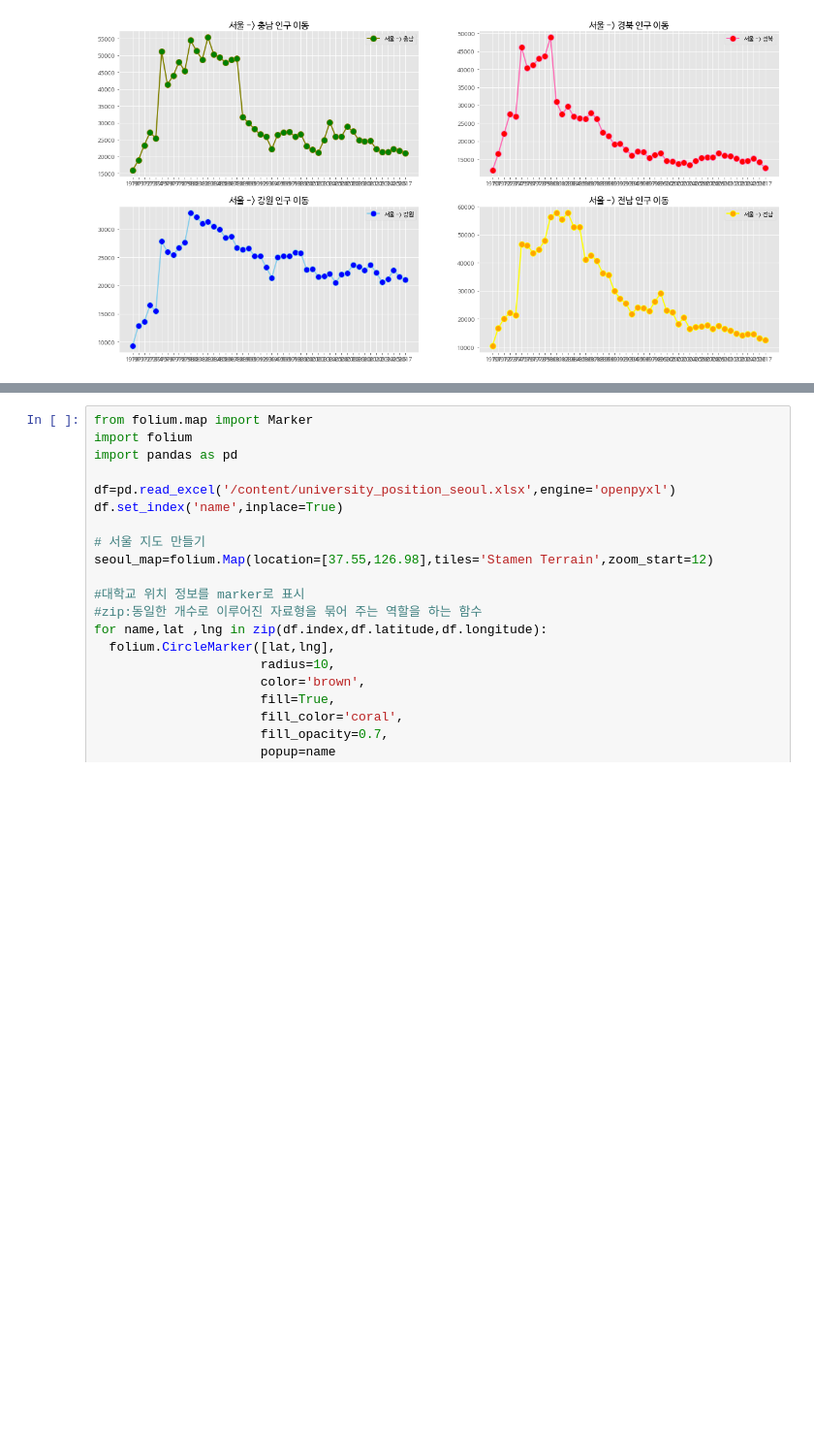
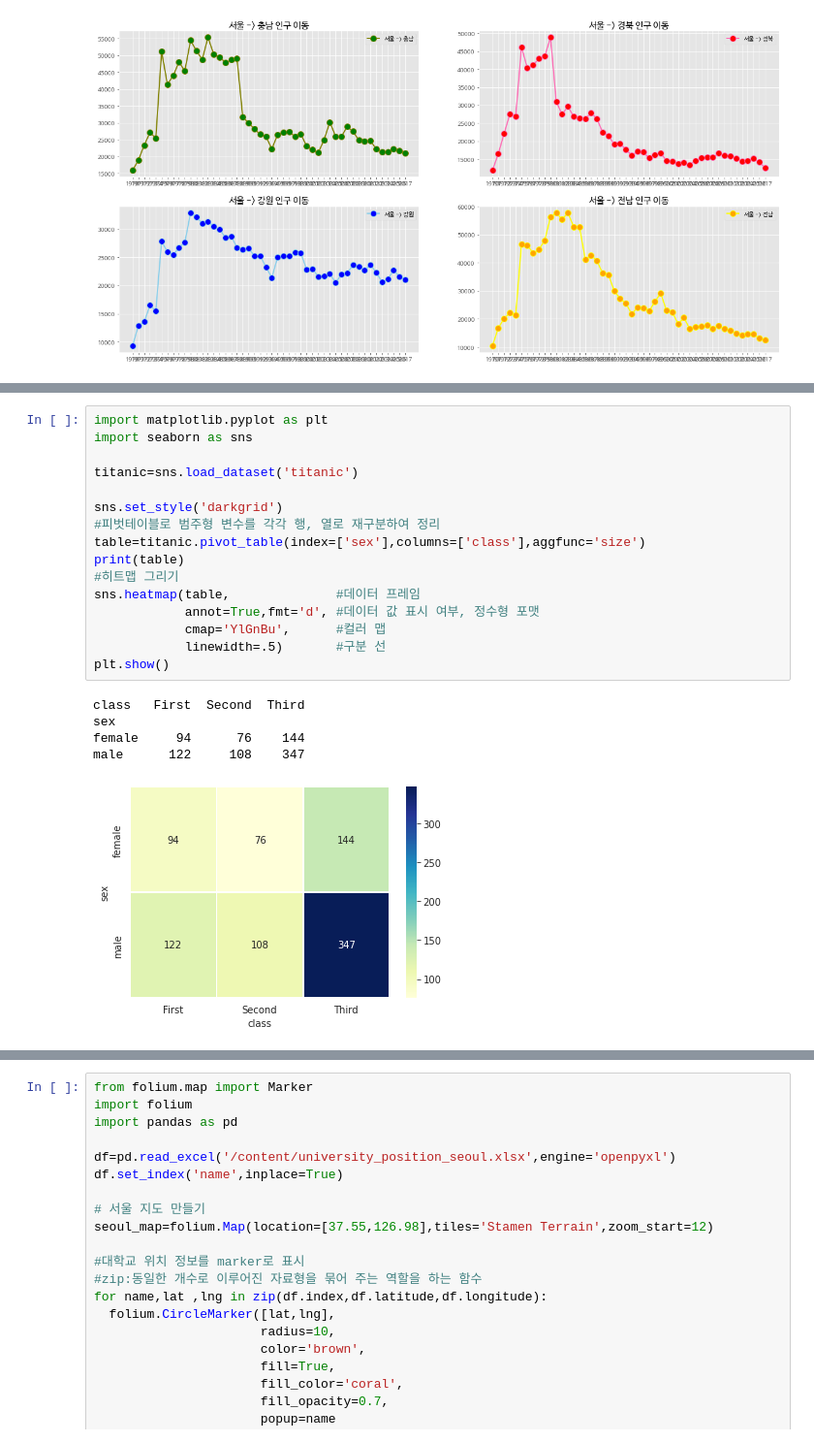
Before and after one commit to ldhml/Bigdata, a Jupyter notebook: bigdata.ipynb, the cells around one changed output, grey strips where cells are left out. Shown at 97% size. Cells and saved outputs as stored; diff of their text form; blank space fills up the shorter version.

```diff
--- a/bigdata.ipynb
+++ b/bigdata.ipynb
@@ -1825,0 +1850,22 @@ plt.show()
+# %%
+import matplotlib.pyplot as plt
+import seaborn as sns
+
+titanic=sns.load_dataset('titanic')
+
+sns.set_style('darkgrid')
+#피벗테이블로 범주형 변수를 각각 행, 열로 재구분하여 정리
+table=titanic.pivot_table(index=['sex'],columns=['class'],aggfunc='size')
+print(table)
+#히트맵 그리기
+sns.heatmap(table,              #데이터 프레임
+            annot=True,fmt='d', #데이터 값 표시 여부, 정수형 포맷
+            cmap='YlGnBu',      #컬러 맵
+            linewidth=.5)       #구분 선
+plt.show()
+# %% [output]
+class   First  Second  Third
+sex
+female     94      76    144
+male      122     108    347
+[figure, added]
```
Also changed, not shown: parts of 5 cells of this notebook.
